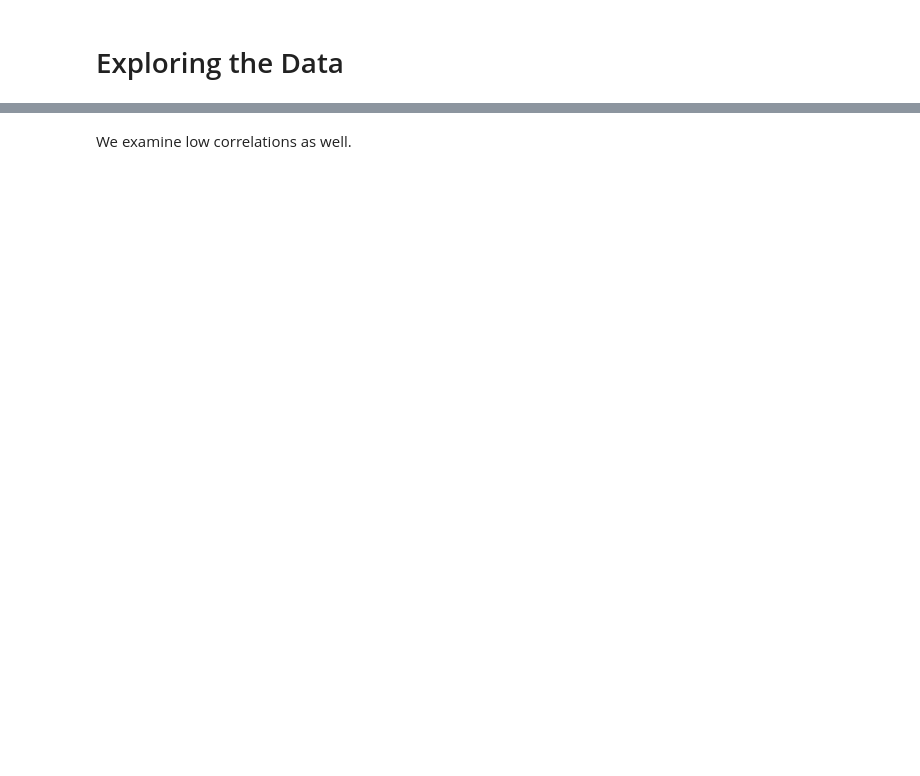
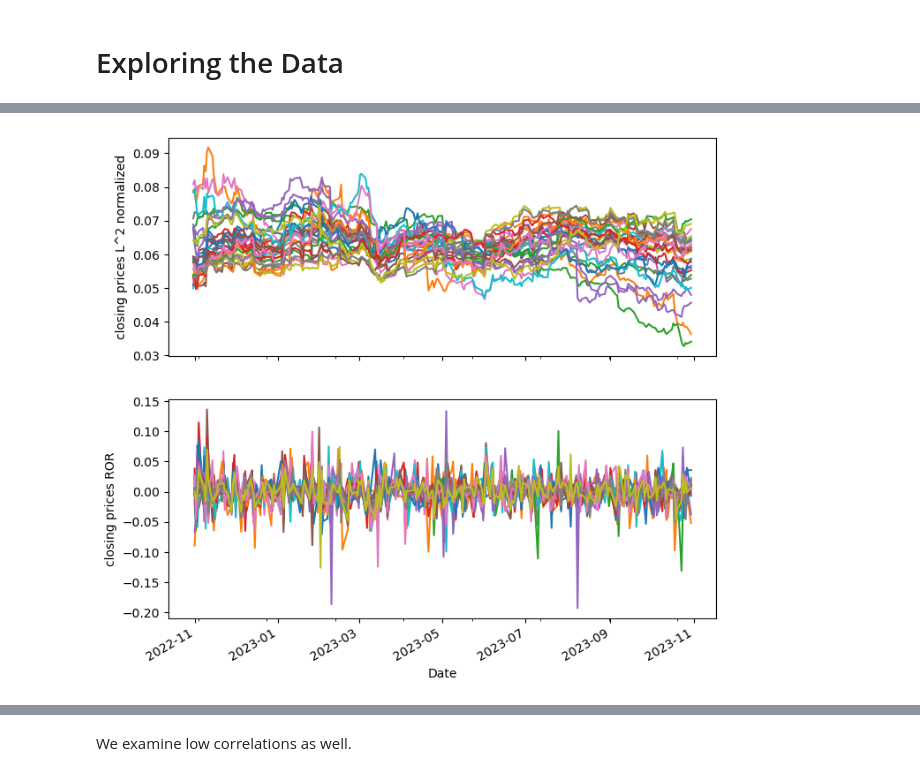
Before and after one commit to AssafBarNatan/SP500-clustering, a Jupyter notebook: EDA.ipynb, the cells around one changed output, grey strips where cells are left out. Saved outputs shown, nothing was run; the diff lists cells and outputs as text; code cells hidden in the pictures; blank space fills up the shorter version.

```diff
--- a/EDA.ipynb
+++ b/EDA.ipynb
@@ -49,0 +65,16 @@ sns.lineplot(data = closing_prices_l2.sample(30, axis = 1), legend = None)
+# %%
+from data_processing.preprocessing import l2_normalization
+import matplotlib
+
+closing_prices_l2 = l2_normalization(closing_prices)
+ROR = closing_prices.pct_change().dropna()
+
+f, axarr = plt.subplots(2,1, sharex = True, figsize = (8,8))
+
+axarr[0].set_ylabel("closing prices L^2 normalized")
+axarr[1].set_ylabel("closing prices ROR")
+
+plot = closing_prices_l2[MaterialsCols].plot(legend = False, ax = axarr[0])
+plot = ROR[MaterialsCols].plot(legend = False, ax = axarr[1])
+# %% [output]
+[figure, added]
```
Also changed, not shown: parts of 56 cells of this notebook.
